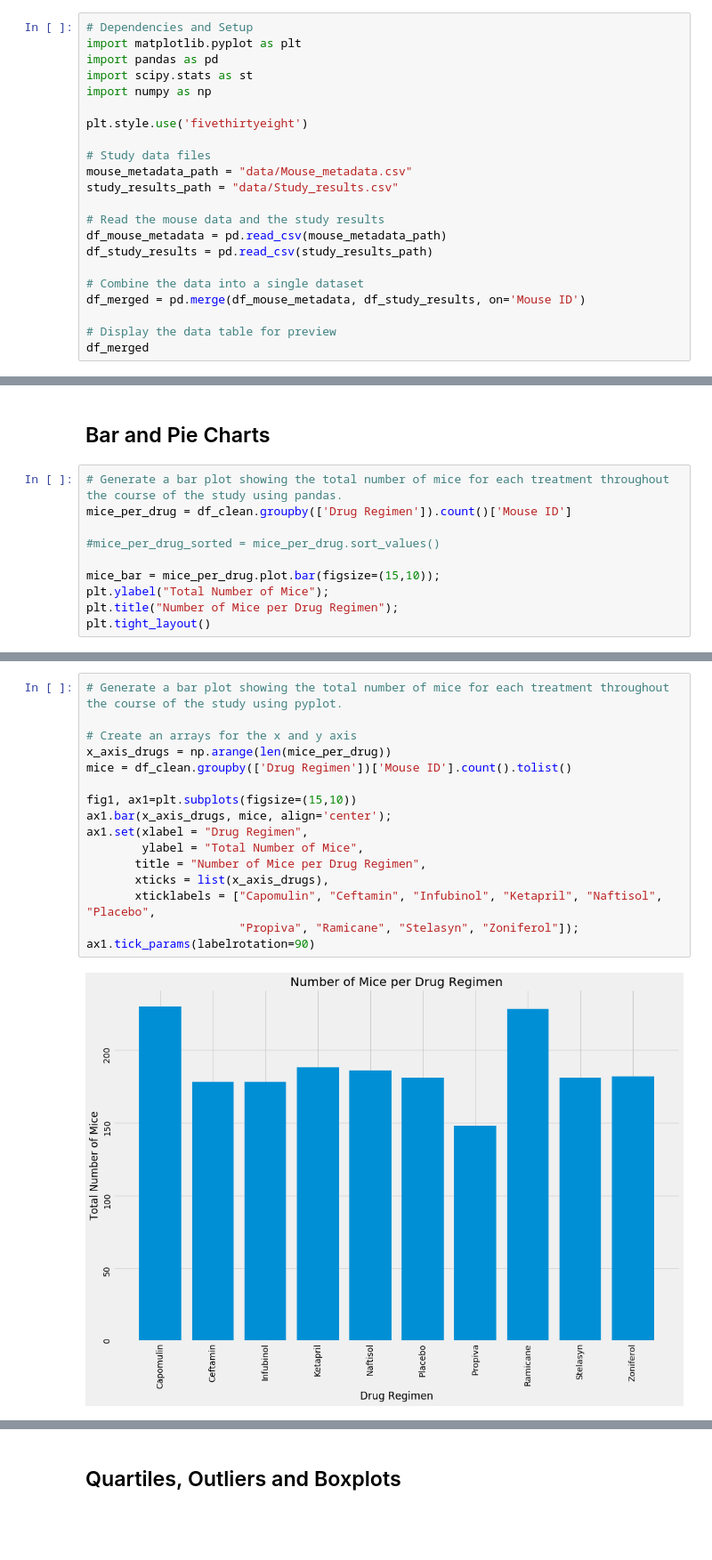
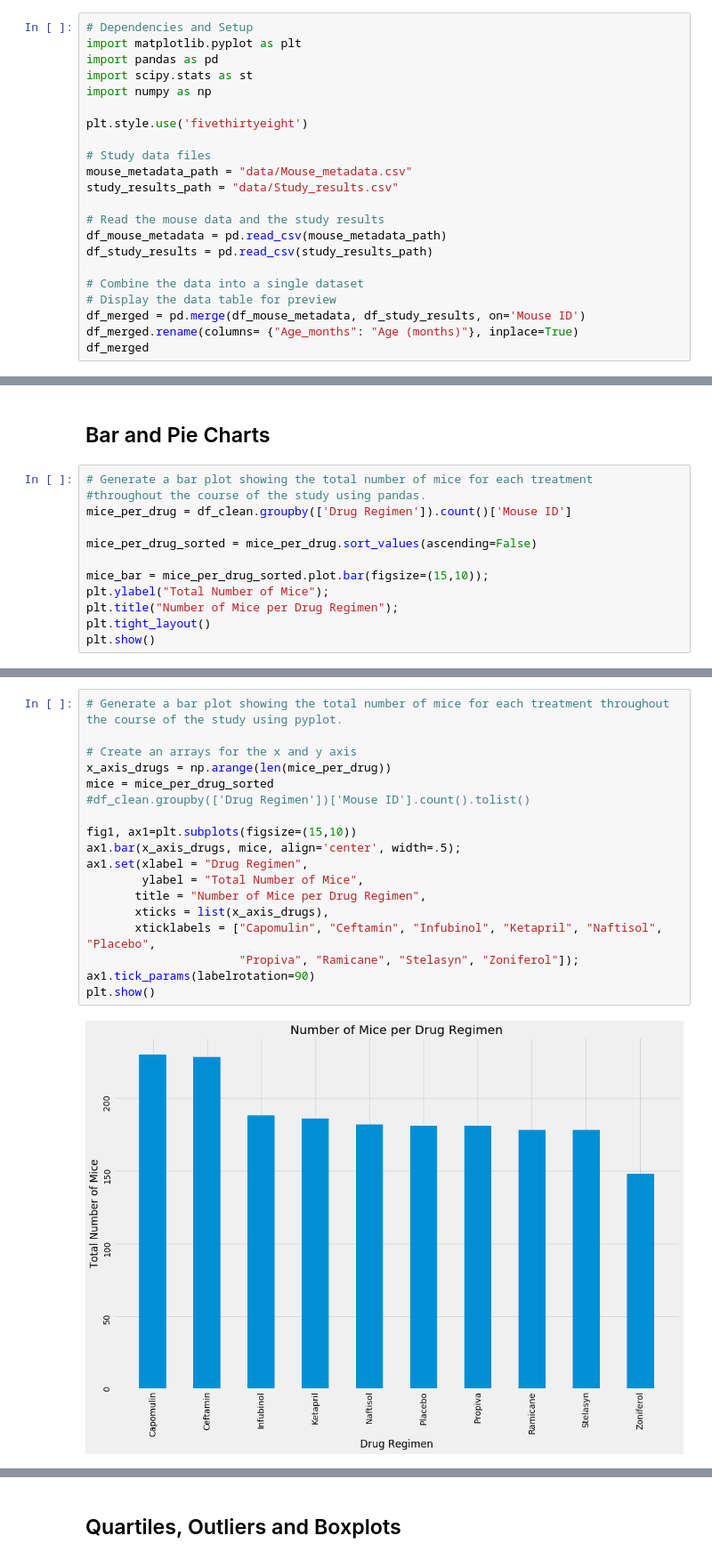
Before and after one commit to MichRisu/matplotlib-challenge, a Jupyter notebook: Pymaceuticals/pymaceuticals_starter.ipynb, the cells around one changed output, grey strips where cells are left out. Shown: that part at 89% size. Saved outputs shown, nothing was run; the diff lists cells and outputs as text; blank space fills up the shorter version.

```diff
--- a/Pymaceuticals/pymaceuticals_starter.ipynb
+++ b/Pymaceuticals/pymaceuticals_starter.ipynb
@@ -18,8 +18,8 @@ df_mouse_metadata = pd.read_csv(mouse_metadata_path)
 df_study_results = pd.read_csv(study_results_path)
 
 # Combine the data into a single dataset
+# Display the data table for preview
 df_merged = pd.merge(df_mouse_metadata, df_study_results, on='Mouse ID')
-
-# Display the data table for preview
+df_merged.rename(columns= {"Age_months": "Age (months)"}, inplace=True)
 df_merged
 # %% [output]
@@ -136,13 +136,15 @@ df_tumor_summary.rename(columns={'mean': "Mean", 'median': "Median", 'var': "Var
 # %% [markdown]
 ## Bar and Pie Charts
 # %%
-# Generate a bar plot showing the total number of mice for each treatment throughout the course of the study using pandas.
+# Generate a bar plot showing the total number of mice for each treatment
+#throughout the course of the study using pandas.
 mice_per_drug = df_clean.groupby(['Drug Regimen']).count()['Mouse ID']
 
-#mice_per_drug_sorted = mice_per_drug.sort_values()
+mice_per_drug_sorted = mice_per_drug.sort_values(ascending=False)
 
-mice_bar = mice_per_drug.plot.bar(figsize=(15,10));
+mice_bar = mice_per_drug_sorted.plot.bar(figsize=(15,10));
 plt.ylabel("Total Number of Mice");
 plt.title("Number of Mice per Drug Regimen");
 plt.tight_layout()
+plt.show()
 # %% [output]
@@ -150,21 +152,23 @@ plt.tight_layout()
 # %%
 # Generate a bar plot showing the total number of mice for each treatment throughout the course of the study using pyplot.
 
 # Create an arrays for the x and y axis
 x_axis_drugs = np.arange(len(mice_per_drug))
-mice = df_clean.groupby(['Drug Regimen'])['Mouse ID'].count().tolist()
+mice = mice_per_drug_sorted
+#df_clean.groupby(['Drug Regimen'])['Mouse ID'].count().tolist()
 
 fig1, ax1=plt.subplots(figsize=(15,10))
-ax1.bar(x_axis_drugs, mice, align='center');
+ax1.bar(x_axis_drugs, mice, align='center', width=.5);
 ax1.set(xlabel = "Drug Regimen",
         ylabel = "Total Number of Mice",
        title = "Number of Mice per Drug Regimen",
        xticks = list(x_axis_drugs),
        xticklabels = ["Capomulin", "Ceftamin", "Infubinol", "Ketapril", "Naftisol", "Placebo",
                       "Propiva", "Ramicane", "Stelasyn", "Zoniferol"]);
 ax1.tick_params(labelrotation=90)
+plt.show()
 # %% [output]
-[figure, old version]
+[figure, new version]
 # %%
 # Create a Dataframe for the gender
 df_gender = pd.DataFrame(df_clean['Sex'].value_counts(normalize=True))
```
Also changed, not shown: parts of 11 cells of this notebook.
